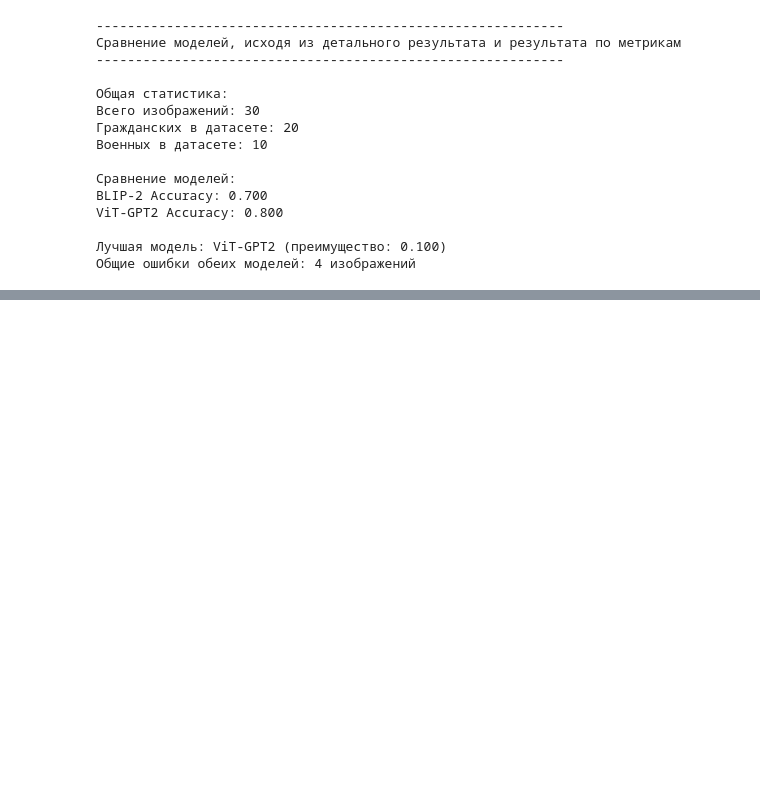
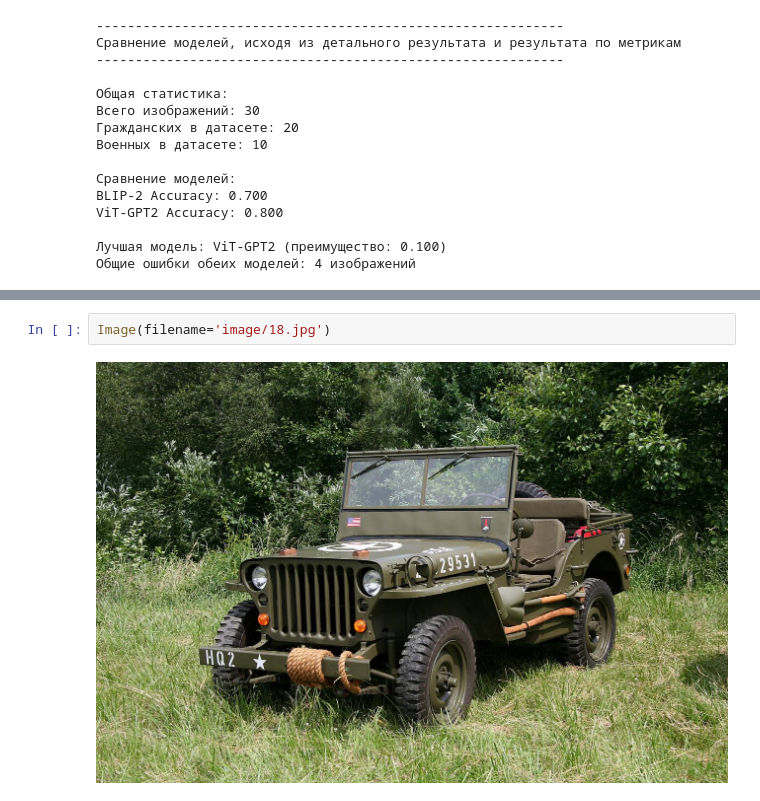
Before and after one commit to KamilS25/ISiT, a Jupyter notebook: pr3_LLM.ipynb, the cells around one changed output, grey strips where cells are left out. Saved outputs shown, nothing was run; the diff lists cells and outputs as text; blank space fills up the shorter version.

```diff
--- a/pr3_LLM.ipynb
+++ b/pr3_LLM.ipynb
@@ -529,0 +541,4 @@ ViT-GPT2 Accuracy: 0.800
+# %%
+Image(filename='image/18.jpg')
+# %% [output]
+[figure, added]
```
Also changed, not shown: parts of 5 cells of this notebook.
